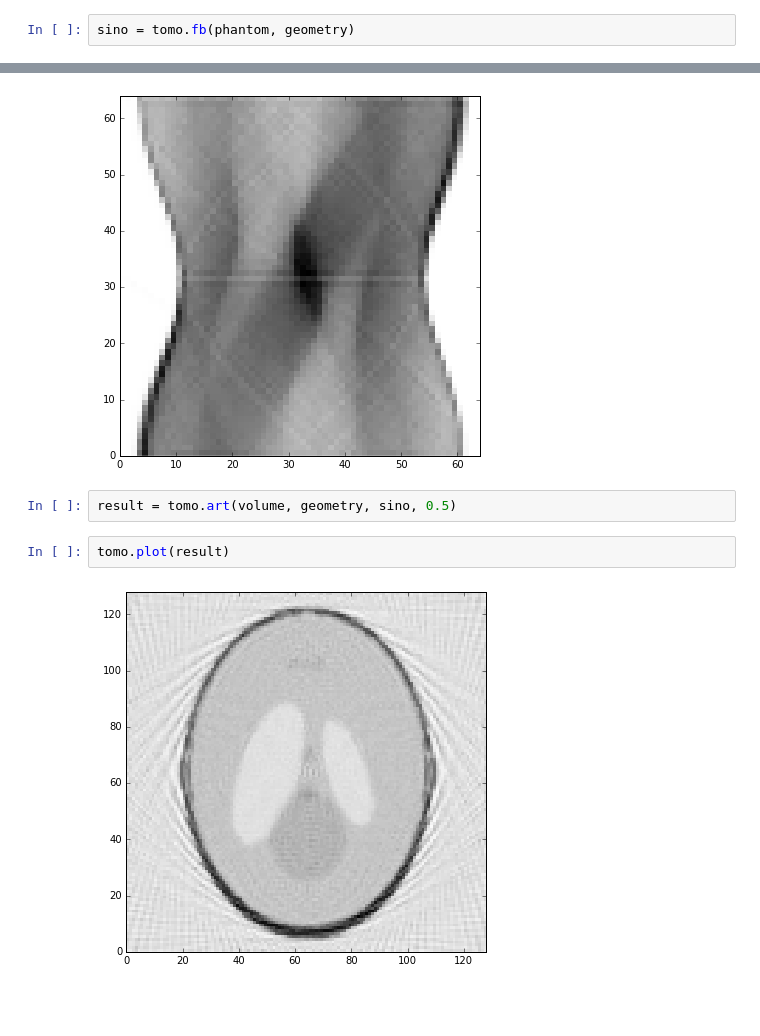
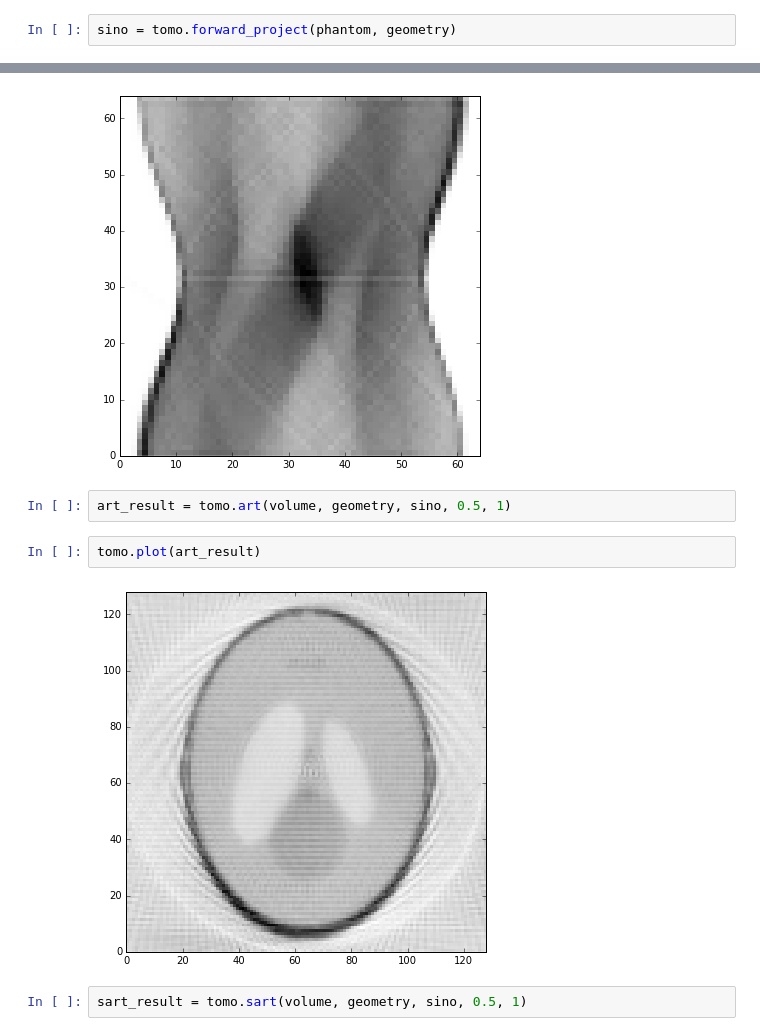
Before and after one commit to jwbuurlage/TPT, a Jupyter notebook: python/galactica_tests.ipynb, the cells around one changed output, grey strips where cells are left out. Drawn from its saved outputs; the diff is of its cells as text; blank space fills up the shorter version.

Commit message:
Add SART and SIRT algorithms

```diff
--- a/python/galactica_tests.ipynb
+++ b/python/galactica_tests.ipynb
@@ -23,12 +14,14 @@ fb(...) method of builtins.PyCapsule instance
 # %%
-sino = tomo.fb(phantom, geometry)
+sino = tomo.forward_project(phantom, geometry)
 # %%
 tomo.plot(sino)
 # %% [output]
 [figure]
 # %%
-result = tomo.art(volume, geometry, sino, 0.5)
+art_result = tomo.art(volume, geometry, sino, 0.5, 1)
 # %%
-tomo.plot(result)
+tomo.plot(art_result)
 # %% [output]
-[figure, old version]
+[figure, new version]
+# %%
+sart_result = tomo.sart(volume, geometry, sino, 0.5, 1)
```
Also changed, not shown: parts of 2 cells of this notebook, 9 other files.
